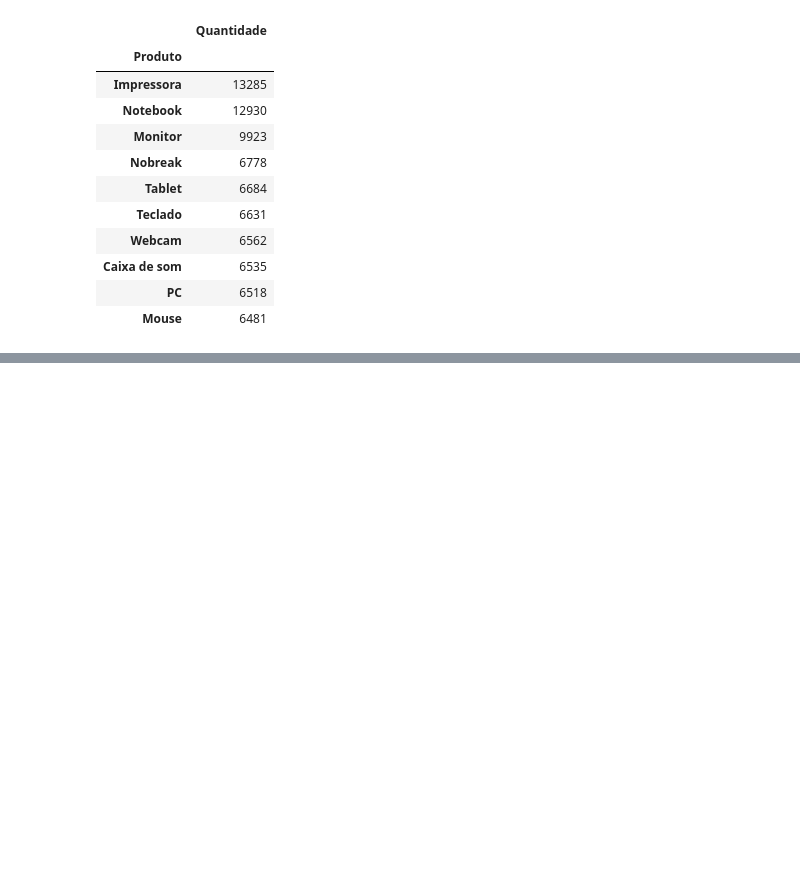
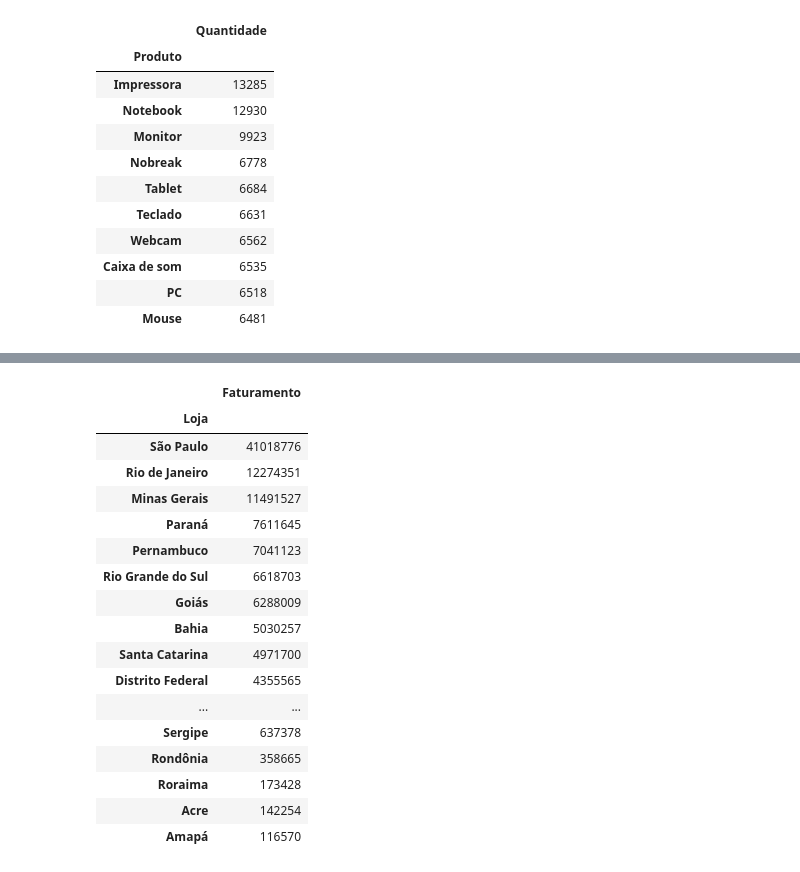
Before and after one commit to GuilhermeHenrii/Pytho-Data-Science-Udemy, a Jupyter notebook: Vendas/projeto1/projeto1.ipynb, the cells around one changed output, grey strips where cells are left out. Cells and saved outputs as stored; diff of their text form; code cells hidden in the pictures; blank space fills up the shorter version.

```diff
--- a/Vendas/projeto1/projeto1.ipynb
+++ b/Vendas/projeto1/projeto1.ipynb
@@ -53,0 +69,25 @@ display(tb_qtd_produto)
+# %%
+# PASSO 4 - Calcular loja/estado que mais vendeu (em faturamento)
+
+tabela_faturamento_loja = tabela.groupby('Loja').sum()
+tabela_faturamento_loja = tabela_faturamento_loja[['Faturamento']].sort_values(by='Faturamento', ascending=False)
+display(tabela_faturamento_loja)
+# %% [output]
+|  | Faturamento |
+| Loja |  |
+| São Paulo | 41018776 |
+| Rio de Janeiro | 12274351 |
+| Minas Gerais | 11491527 |
+| Paraná | 7611645 |
+| Pernambuco | 7041123 |
+| Rio Grande do Sul | 6618703 |
+| Goiás | 6288009 |
+| Bahia | 5030257 |
+| Santa Catarina | 4971700 |
+| Distrito Federal | 4355565 |
+| ... | ... |
+| Sergipe | 637378 |
+| Rondônia | 358665 |
+| Roraima | 173428 |
+| Acre | 142254 |
+| Amapá | 116570 |
```
Also changed, not shown: parts of 10 cells of this notebook, 2 other files.
